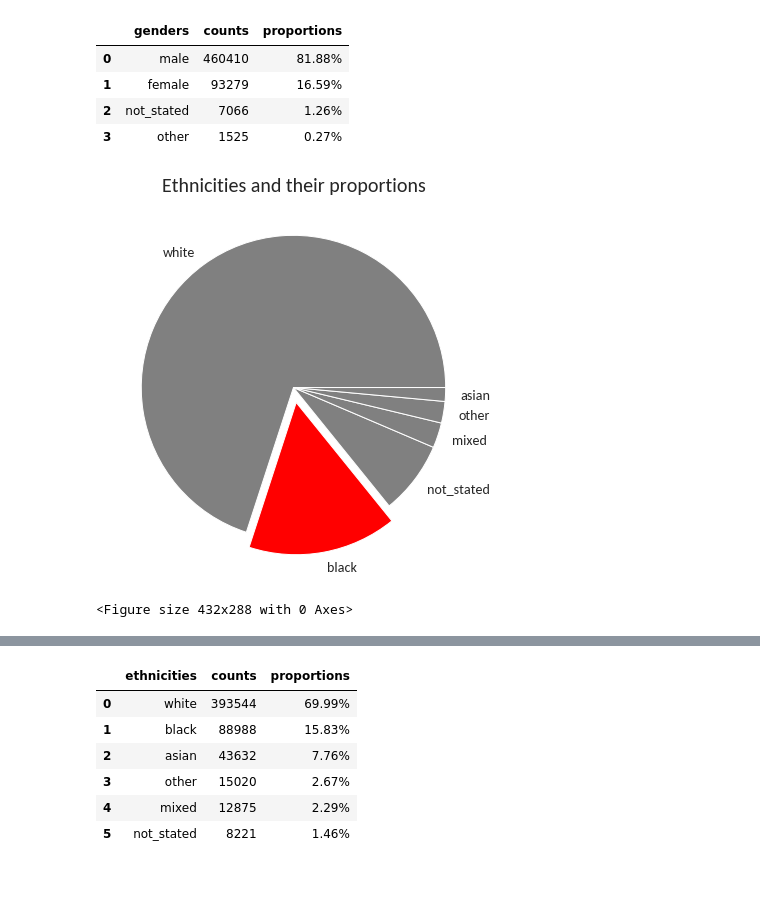
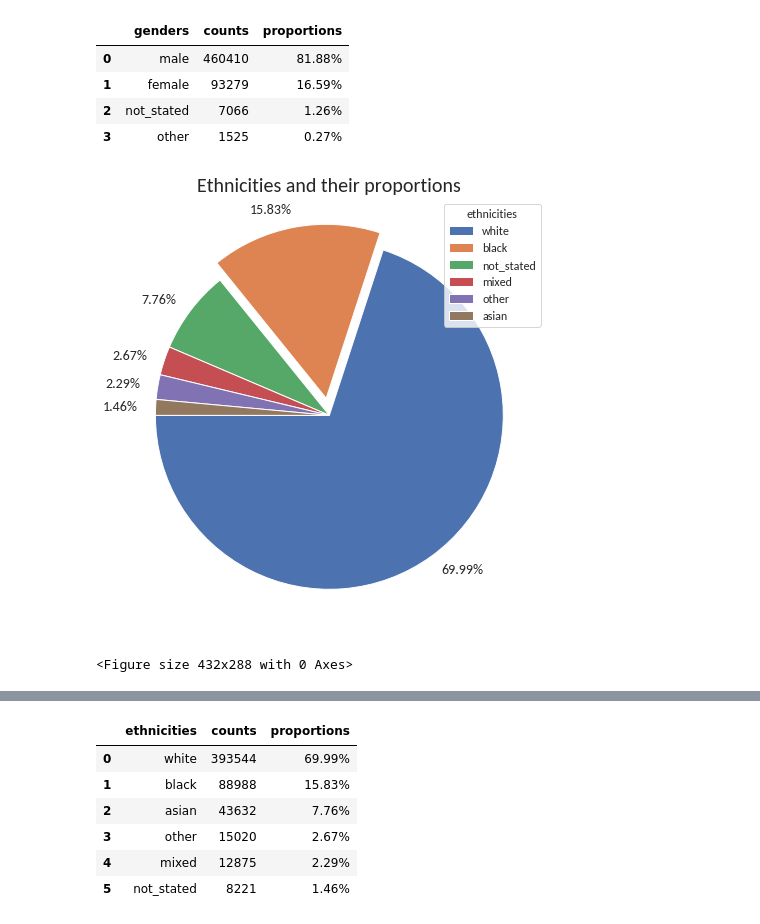
Before and after one commit to HelloWorld183L/EDA_Work, a Jupyter notebook: EDA_Police_Use_Of_Force.ipynb, the cells around one changed output, grey strips where cells are left out. Cells and saved outputs as stored; diff of their text form; code cells hidden in the pictures; blank space fills up the shorter version.

```diff
--- a/EDA_Police_Use_Of_Force.ipynb
+++ b/EDA_Police_Use_Of_Force.ipynb
@@ -354,18 +342,22 @@ create_proportions_table(police_df, 'person_perceived_gender', 'genders')
 | 1 | female | 93279 | 16.59% |
 | 2 | not_stated | 7066 | 1.26% |
 | 3 | other | 1525 | 0.27% |
-# %%
-_, _ = plt.subplots(1, figsize=(7,7))
-
-ethnicities = police_df['person_perceived_ethnicity']
-colors = ['red' if ethnicity == 'black' else 'grey' for ethnicity in ethnicities.unique()]
-plt.pie(x=ethnicities.value_counts().values, labels=ethnicities.unique(), colors=colors, explode=(0,0.1,0,0,0,0), textprops={'fontsize': 14})
-plt.title('Ethnicities and their proportions', fontsize=20)
-plt.show()
-
-plt.savefig('fig6_ethnicities.png', bbox_inches='tight')
-# %% [output]
-[figure, removed]
-<Figure size 432x288 with 0 Axes>
+# %%
+_, _ = plt.subplots(1, figsize=(8,8))
+
+ethnicities = police_df['person_perceived_ethnicity']
+ethnicity_proportions = ethnicities.value_counts().values / np.sum(ethnicities.value_counts().values) * 100
+ethnicity_labels = [f'{round(proportion, 2)}%' for proportion in ethnicity_proportions]
+
+plt.pie(x=ethnicities.value_counts().values, labels=ethnicity_labels,explode=(0,0.1,0,0,0,0),
+        textprops={'fontsize': 14}, startangle=180)
+
+plt.title('Ethnicities and their proportions', fontsize=20)
+plt.legend(title='ethnicities', labels=ethnicities.unique(), fontsize=12)
+plt.show()
+plt.savefig('fig6_ethnicities.png', bbox_inches='tight')
+# %% [output]
+[figure, added]
+<Figure size 432x288 with 0 Axes>
 # %% [markdown]
 This pie chart shows how the police use of force is inflicted on different ethnicities. From a glance this may appear unsurprising as England and Wales is composed of mostly White people but it appears that black people are also involved in a fairly significant way. This would make sense if this closely matches the proportion of ethnicities in England and Wales across the board. However, according to data on ethnicity in the 2011 census, ethnicities that may belong to "Black/African/Caribbean/Black British" cover 3.3% of the population whilst "Asian/Asian British" covers 7.5% of the population.
```
Also changed, not shown: parts of 8 cells of this notebook, 3 other files.
